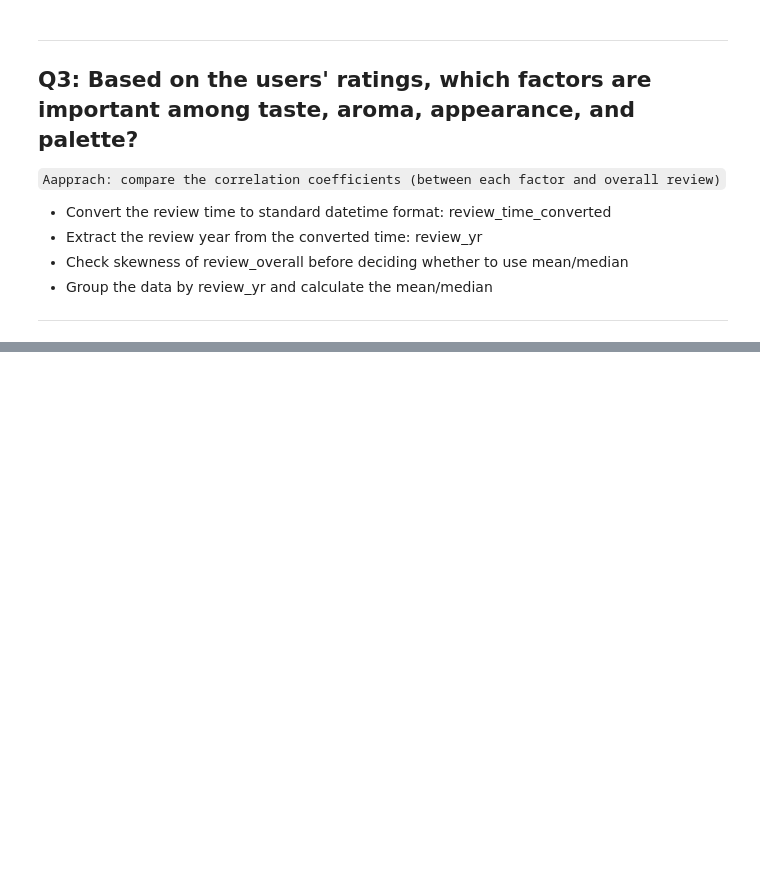
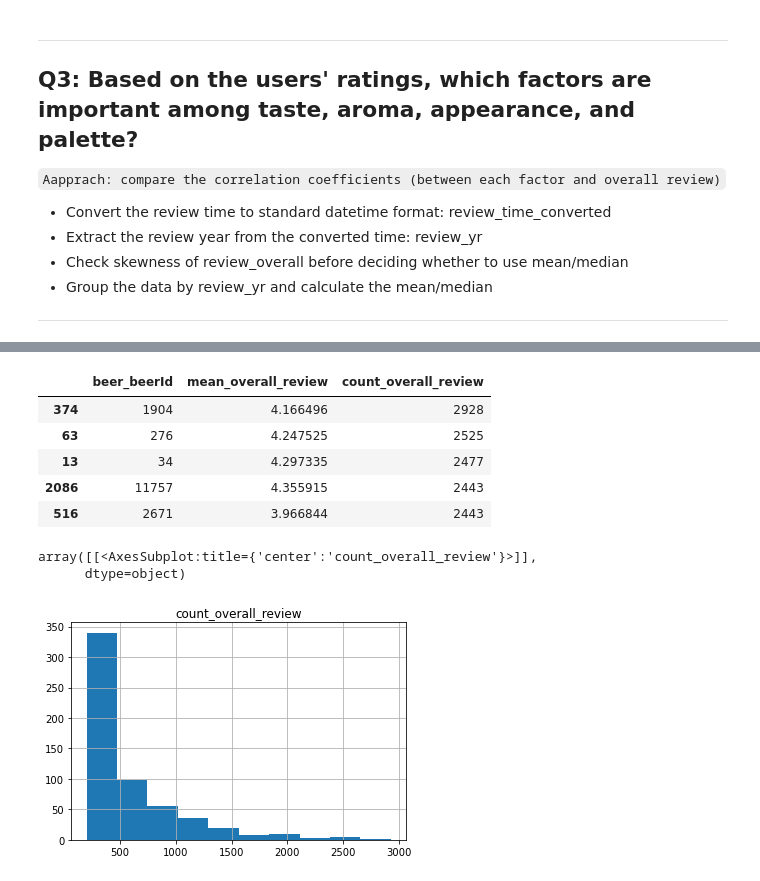
Before and after one commit to Noel-Ocean/Projects_Selected, a Jupyter notebook: EvolentHealth_BestBeer.ipynb, the cells around one changed output, grey strips where cells are left out. Saved outputs shown, nothing was run; the diff lists cells and outputs as text; code cells hidden in the pictures; blank space fills up the shorter version.

```diff
--- a/EvolentHealth_BestBeer.ipynb
+++ b/EvolentHealth_BestBeer.ipynb
@@ -299,0 +301,16 @@ df.head()
+# %%
+ans_q4_df = ans_q4_df[ans_q4_df["count_overall_review"] > 200]
+ans_q4_df = ans_q4_df.sort_values(by=["count_overall_review", "mean_overall_review"], ascending=False)
+
+display(ans_q4_df.head(5))
+ans_q4_df.hist(column="count_overall_review")
+# %% [output]
+|  | beer_beerId | mean_overall_review | count_overall_review |
+| 374 | 1904 | 4.166496 | 2928 |
+| 63 | 276 | 4.247525 | 2525 |
+| 13 | 34 | 4.297335 | 2477 |
+| 2086 | 11757 | 4.355915 | 2443 |
+| 516 | 2671 | 3.966844 | 2443 |
+array([[<AxesSubplot:title={'center':'count_overall_review'}>]],
+      dtype=object)
+[figure, added]
```
Also changed, not shown: parts of 8 cells of this notebook.
